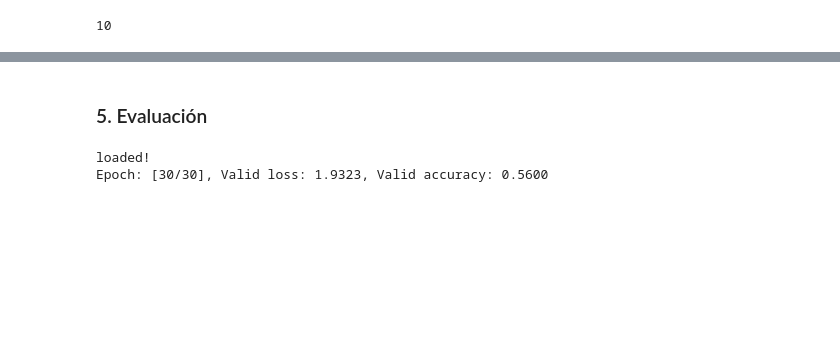
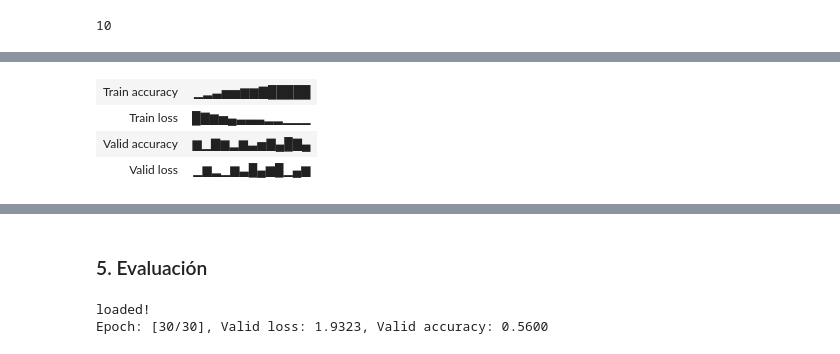
Before and after one commit to IgnacioPardo/TP4_TDVI, a Jupyter notebook: src/TP5_clasificador_musica_M5.ipynb, the cells around one changed output, grey strips where cells are left out. Cells and saved outputs as stored; diff of their text form; code cells hidden in the pictures; blank space fills up the shorter version.

```diff
--- a/src/TP5_clasificador_musica_M5.ipynb
+++ b/src/TP5_clasificador_musica_M5.ipynb
@@ -200,0 +259,13 @@ IPython.display.Audio(waveform,rate=samplerate)
+# %%
+# Display players for each audio sample
+# In an html table of 2 rows and 5 columns
+
+audios_html = "<table><tr>"
+for i, (c, fpath) in enumerate(sample_audios):
+    audios_html += "<td><center><b>{}</b></center><br>".format(c)
+    audios_html += "<audio controls><source src='{}'></audio>".format(fpath)
+    audios_html += "</td>"
+    if (i+1)%5 == 0:
+        audios_html += "</tr><tr>"
+
+IPython.display.HTML(audios_html)
@@ -361,6 +412,4 @@ num_epochs = 30
 # %%
-from tqdm import tqdm
-
 if torch.cuda.is_available():
     torch.cuda.empty_cache()
 elif torch.backends.mps.is_available():
@@ -368,28 +417,48 @@ elif torch.backends.mps.is_available():
 
 gc.collect() # importante para ir liberando memoria ram
 
-iterator = tqdm(range(num_epochs), total=num_epochs, desc="Epoch")
-
 val_loss = 0
 val_acc = 0
 train_acc = 0
 
+lr = 0.0005
+
+loss_function = nn.CrossEntropyLoss()
+# optimizer = torch.optim.Adam(model.parameters(), lr=0.0005)
+optimizer = torch.optim.SGD(model.parameters(), lr=lr, momentum=0.9)
+
+train_losses = []
+train_accs = []
+valid_losses = []
+valid_accs = []
+num_epochs = 30
+
+wandb.init(
+    project=project_name,
+    name=f"{model.__class__.__name__}_lr={lr}_bs={batch_size}_epochs={num_epochs},{device}",
+)
+
+# IPython clear cell output
+# IPython.display.clear_output()
+
+iterator = tqdm(range(num_epochs), total=num_epochs, desc="Epoch")
+
 for epoch in iterator:
-    losses = []
+    train_losses_itter = []
 
     total = 0
     train_correct = 0
 
     # Train
     model.train()
-    for wav, genre_index in train_dl:
+    for wav, _, spectogram, genre_index in train_dl:
 
         optimizer.zero_grad()  # Clear gradients
-        wav = wav.to(device)
+        spectogram = spectogram.to(device)
         genre_index = torch.as_tensor(genre_index).to(device)
 
         # Forward
-        out = model(wav)
+        out = model(spectogram)
         #M5
         loss = loss_function(out.squeeze(), genre_index)
 
@@ -397,14 +466,14 @@ for epoch in iterator:
         optimizer.zero_grad()
         loss.backward()
         optimizer.step()
-        losses.append(loss.item())
+        train_losses_itter.append(loss.item())
 
         pred = out.argmax(dim=-1).flatten()
         train_correct += (pred == genre_index).sum().item()
         total += len(pred)
         train_acc = 100 * train_correct / total
 
-        del wav #importante para ir liberando memoria ram
+        del spectogram #importante para ir liberando memoria ram
         del genre_index #importante para ir liberando memoria ram
         del loss #importante para ir liberando memoria ram
         del out  #importante para ir liberando memoria ram
@@ -419,12 +488,14 @@ for epoch in iterator:
 
         iterator.set_postfix_str(
             {
-                "Train loss": round(np.mean(losses), 4),
+                "Train loss": round(np.mean(train_losses_itter), 4),
                 "Train accuracy": round(train_acc, 4),
                 "Valid loss": round(val_loss, 4),
                 "Valid accuracy": round(val_acc, 4),
             }
         )
+
+        train_losses.append(np.mean(train_losses_itter))
 
     #print('Epoch: [%d/%d], Train loss: %.4f' % (epoch+1, num_epochs, np.mean(losses)))
 
@@ -432,18 +503,18 @@ for epoch in iterator:
     model.eval()
     y_true = []
     y_pred = []
-    losses = []
+    val_losses_itter = []
     correct =0
-    for wav, genre_index in valid_dl:
+    for wav, _, spectogram, genre_index in valid_dl:
         #print(wav, genre, index)
-        wav = wav.to(device)
+        spectogram = spectogram.to(device)
         genre_index = genre_index.to(device)
 
-        out = model(wav)
+        out = model(spectogram)
         #M5
         loss = loss_function(out.squeeze(), genre_index)
 
-        losses.append(loss.item())
+        val_losses_itter.append(loss.item())
 
         #M5
         pred = out.argmax(dim=-1).flatten()
@@ -457,7 +528,7 @@ for epoch in iterator:
         y_true.extend(genre_index)
         y_pred.extend(pred)
 
-        del wav #importante para ir liberando memoria ram
+        del spectogram #importante para ir liberando memoria ram
         del genre_index #importante para ir liberando memoria ram
         del loss #importante para ir liberando memoria ram
         del out  #importante para ir liberando memoria ram
@@ -470,23 +541,39 @@ for epoch in iterator:
         gc.collect() #importante para ir liberando memoria ram
 
     #accuracy = correct / len(valid_dl.dataset)
-    val_acc = correct / len(valid_dl.dataset)
-    val_loss = np.mean(losses)
+    val_acc = 100 * correct / len(valid_dl.dataset)
+    val_loss = np.mean(val_losses_itter)
 
     #print('Epoch: [%d/%d], Valid loss: %.4f, Valid accuracy: %.4f' % (epoch+1, num_epochs, val_loss, accuracy))
 
 
     iterator.set_postfix_str(
         {
-            "Train loss": round(np.mean(losses)),
+            "Train loss": round(np.mean(train_losses)),
             "Train accuracy": round(train_acc),
             "Valid loss": round(val_loss),
             "Valid accuracy": round(val_acc),
         }
     )
 
+    wandb.log(
+        {
+            "Train loss": np.mean(train_losses),
+            "Train accuracy": train_acc,
+            "Valid loss": val_loss,
+            "Valid accuracy": val_acc,
+        }
+    )
+
     # Save model
+    train_losses.append(np.mean(train_losses))
+    train_accs.append(train_acc)
     valid_losses.append(val_loss.item())
+    valid_accs.append(val_acc)
+
     #if np.argmin(valid_losses) == epoch:
     #    print('Saving the best model at %d epochs!' % epoch)
     #    torch.save(model.state_dict(), 'best_model.ckpt')
+
+wandb.finish()
+# %% [output]
@@ -492,0 +583,4 @@ for epoch in iterator:
+| Train accuracy | ▁▂▃▅▅▆▆▇█████ |
+| Train loss | █▇▆▅▄▃▃▃▂▂▁▁▁ |
+| Valid accuracy | ▆▁▇▆▂▆▃▅▇▄█▇▄ |
+| Valid loss | ▁▆▂▁▆▃█▄▆█▁▄▆ |
```
Also changed, not shown: parts of 14 cells of this notebook, 1 other file.
